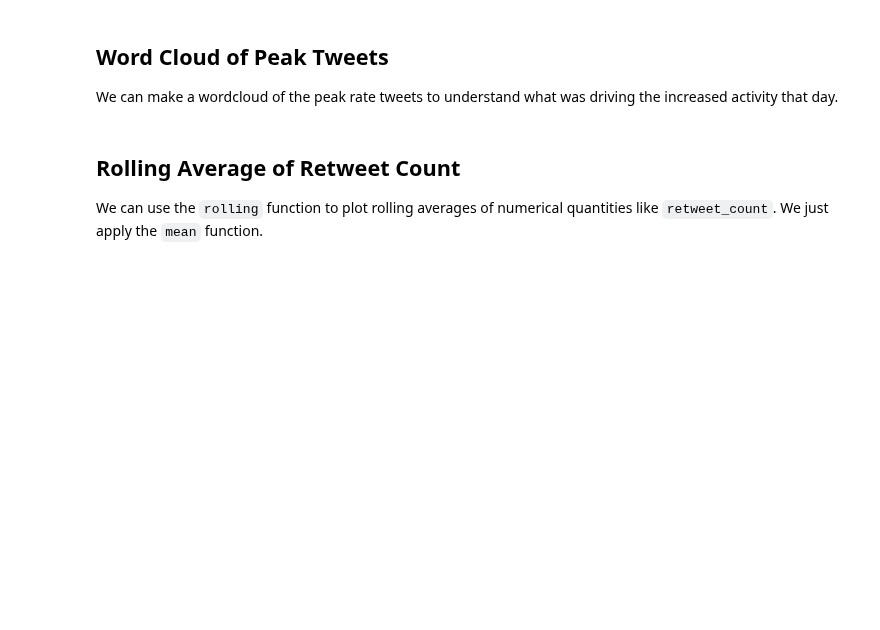
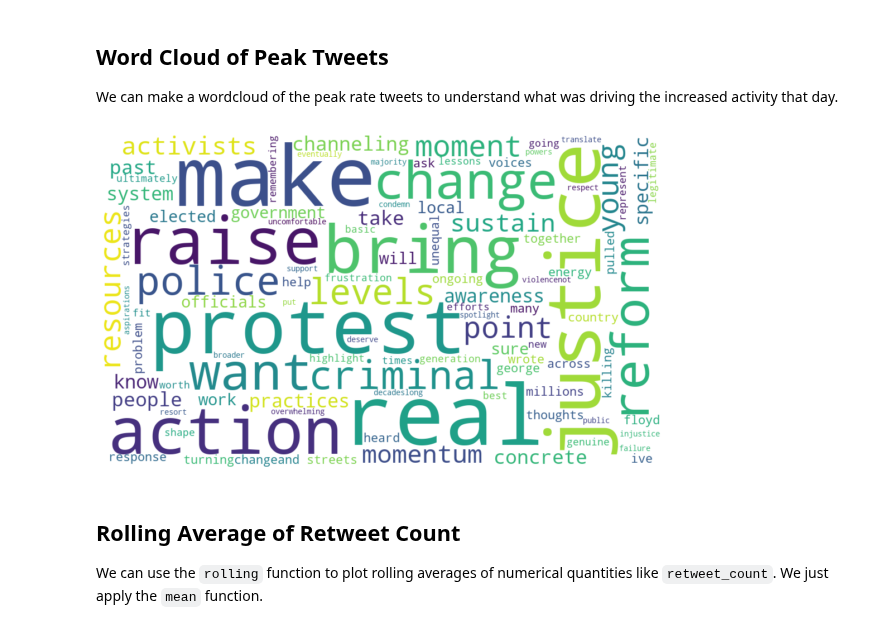
Before and after one commit to zlisto/social_media_analytics, a Jupyter notebook: Lecture08_TimeSeriesAnalysis.ipynb, the cells around one changed output. Saved outputs shown, nothing was run; the diff lists cells and outputs as text; code cells hidden in the pictures; blank space fills up the shorter version.

```diff
--- a/Lecture08_TimeSeriesAnalysis.ipynb
+++ b/Lecture08_TimeSeriesAnalysis.ipynb
@@ -225,13 +292,15 @@ We can make a wordcloud of the peak rate tweets to understand what was driving t
 # %%
 stopwords = set(STOPWORDS)
 text=' '.join(df1.text_clean.tolist()).lower()
 wordcloud = WordCloud(stopwords=stopwords,max_font_size=150, max_words=100, background_color="white",width=1000, height=600)
 wordcloud.generate(text)
 
-fig = plt.figure(figsize = (6,6))
+fig = plt.figure(figsize = (10,10))
 plt.imshow(wordcloud, interpolation="bilinear")
 plt.axis("off")
 plt.show()
+# %% [output]
+[figure, added]
 # %% [markdown]
 ## Rolling Average of Retweet Count
 
```
Also changed, not shown: parts of 42 cells of this notebook.
